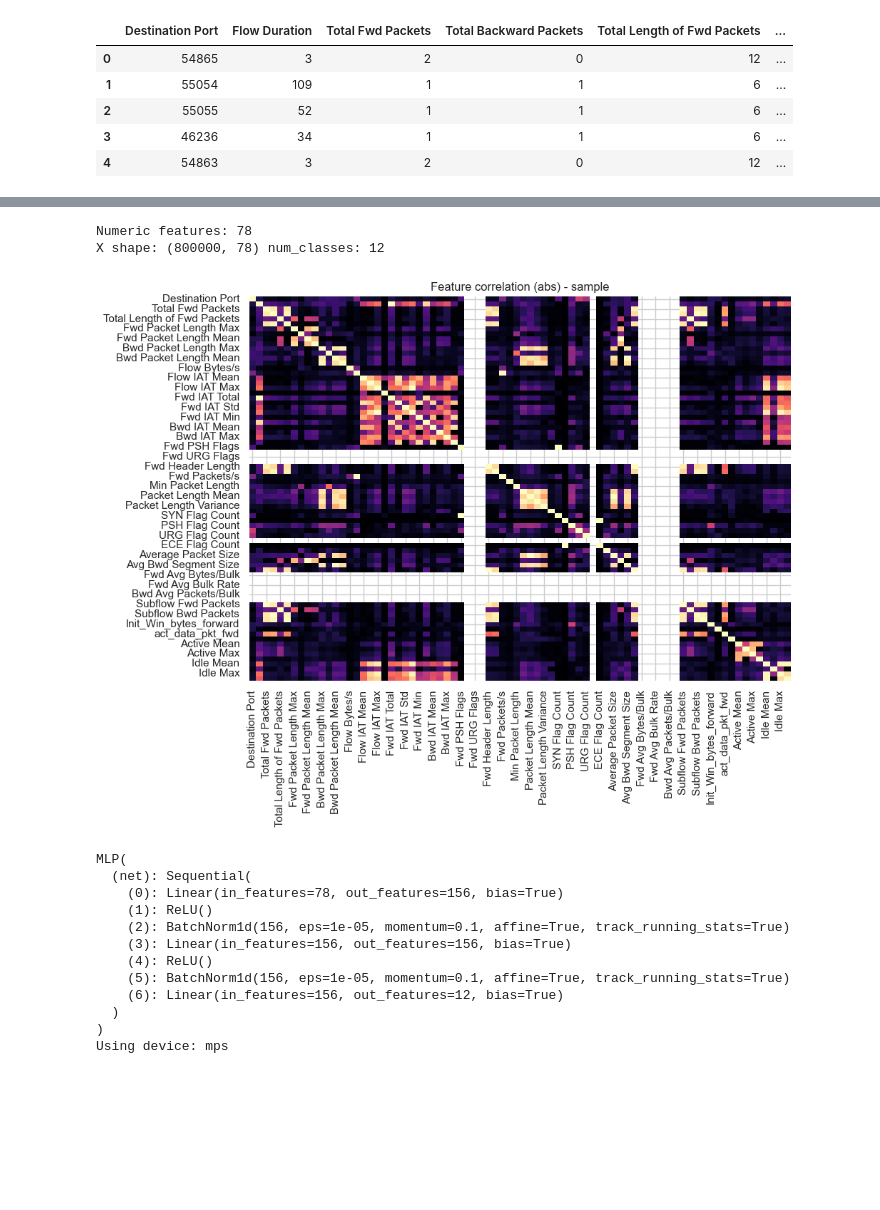
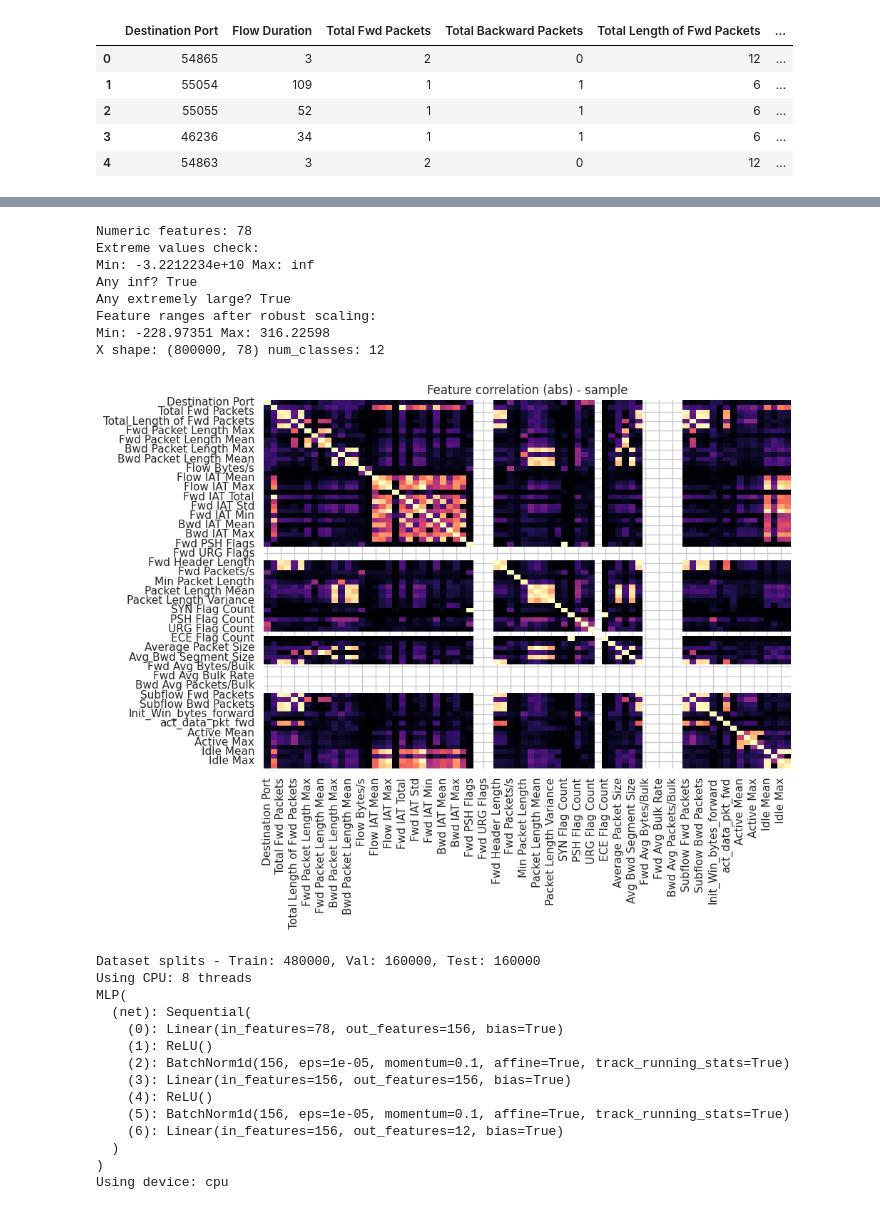
Before and after one commit to anambi82/ADADCO, a Jupyter notebook: model.ipynb, the cells around one changed output, grey strips where cells are left out. Saved outputs shown, nothing was run; the diff lists cells and outputs as text; code cells hidden in the pictures; blank space fills up the shorter version.

Commit message:
fixed normalization issue. Should work on docker with loss value

```diff
--- a/model.ipynb
+++ b/model.ipynb
@@ -124,30 +124,55 @@ dtype: float64
 # %%
 # Feature selection: numeric columns only
 num_cols = [c for c in data.columns if np.issubdtype(data[c].dtype, np.number)]
 print('Numeric features:', len(num_cols))
 
 # Drop columns with too many missing values
 keep_cols = [c for c in num_cols if data[c].isna().mean() < 0.2]
-X = data[keep_cols].fillna(0.0).astype(np.float32)
+X_raw = data[keep_cols].fillna(0.0).astype(np.float32)
+
+# Check for extreme values (same as before)
+print('Extreme values check:')
+print('Min:', X_raw.min().min(), 'Max:', X_raw.max().max())
+print('Any inf?', np.isinf(X_raw.values).any())
+print('Any extremely large?', (np.abs(X_raw.values) > 1e10).any())
+
+#clip extreme values
+X_clipped = X_raw.clip(-1e8, 1e8)
+
+# SIMPLE STANDARD NORMALIZATION (Z-score)
+X_mean = X_clipped.mean()
+X_std = X_clipped.std()
+X_std = X_std.replace(0, 1)
+
+# Standard Z-score normalization: (x - mean) / std
+X = (X_clipped - X_mean) / X_std
+print('Feature ranges after robust scaling:')
+print('Min:', X.min().min(), 'Max:', X.max().max())
 
 # Build supervised targets from explicit label
 y_categorical = data[LABEL_COL].astype('category')
 y = y_categorical.cat.codes.values.astype(np.int64)
 num_classes = int(y_categorical.cat.categories.size)
 
 print('X shape:', X.shape, 'num_classes:', num_classes)
 
 # Quick correlation heatmap on a small subset
 corr_sample = X.sample(min(len(X), 5000), random_state=42)
 plt.figure(figsize=(10,8))
 sns.heatmap(corr_sample.corr().abs().clip(0,1), cmap='magma', cbar=False)
 plt.title('Feature correlation (abs) - sample')
 plt.tight_layout()
 plt.show()
 # %% [output]
 Numeric features: 78
+Extreme values check:
+Min: -3.2212234e+10 Max: inf
+Any inf? True
+Any extremely large? True
+Feature ranges after robust scaling:
+Min: -228.97351 Max: 316.22598
 X shape: (800000, 78) num_classes: 12
-[figure, old version]
+[figure, new version]
 # %%
 # Minimal PyTorch dataset and model
 from torch.utils.data import TensorDataset, DataLoader, random_split
@@ -158,12 +183,22 @@ features = torch.from_numpy(X.values)
 targets = torch.from_numpy(y)
 dataset = TensorDataset(features, targets)
 
+# Three-way split: Train/Val/Test (60/20/20)
+test_size = int(0.2 * len(dataset))
 val_size = int(0.2 * len(dataset))
-train_size = len(dataset) - val_size
-train_ds, val_ds = random_split(dataset, [train_size, val_size], generator=torch.Generator().manual_seed(42))
+train_size = len(dataset) - val_size - test_size
+
+train_ds, val_ds, test_ds = random_split(
+    dataset,
+    [train_size, val_size, test_size],
+    generator=torch.Generator().manual_seed(42)
+)
 
 train_dl = DataLoader(train_ds, batch_size=BATCH_SIZE, shuffle=True)
 val_dl = DataLoader(val_ds, batch_size=BATCH_SIZE)
+test_dl = DataLoader(test_ds, batch_size=BATCH_SIZE)
+
+print(f"Dataset splits - Train: {len(train_ds)}, Val: {len(val_ds)}, Test: {len(test_ds)}")
 
 class MLP(nn.Module):
     def __init__(self, in_dim, num_classes):
@@ -183,13 +218,18 @@ class MLP(nn.Module):
 
 model = MLP(features.shape[1], num_classes)
 
-# Prefer MPS on Apple Silicon, then CUDA, then CPU
-if hasattr(torch.backends, 'mps') and torch.backends.mps.is_available():
+# Device selection optimized for Docker environments
+if torch.cuda.is_available():
+    device = torch.device('cuda')
+    print(f'Using CUDA: {torch.cuda.get_device_name()}')
+elif hasattr(torch.backends, 'mps') and torch.backends.mps.is_available():
     device = torch.device('mps')
-elif torch.cuda.is_available():
-    device = torch.device('cuda')
+    print('Using Apple Silicon MPS')
 else:
     device = torch.device('cpu')
+    torch.set_num_threads(torch.get_num_threads())
+    print(f'Using CPU: {torch.get_num_threads()} threads')
+
 model.to(device)
 
 # Choose loss based on task shape
@@ -202,6 +242,8 @@ optimizer = optim.Adam(model.parameters(), lr=1e-3)
 print(model)
 print('Using device:', device)
 # %% [output]
+Dataset splits - Train: 480000, Val: 160000, Test: 160000
+Using CPU: 8 threads
 MLP(
   (net): Sequential(
     (0): Linear(in_features=78, out_features=156, bias=True)
@@ -213,7 +255,7 @@ MLP(
     (6): Linear(in_features=156, out_features=12, bias=True)
   )
 )
-Using device: mps
+Using device: cpu
 # %%
 # Training loop (few epochs) with robust dtypes and tqdm fallback
 try:
```
Also changed, not shown: parts of 5 cells of this notebook.
